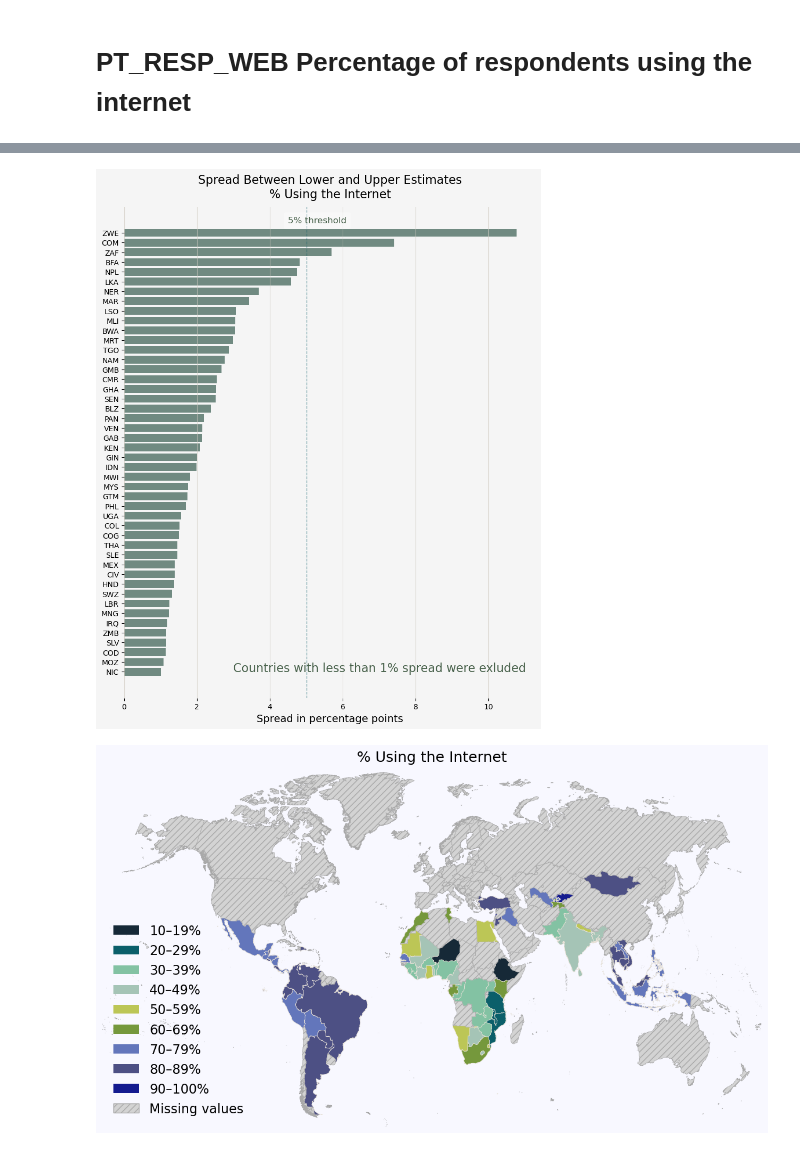
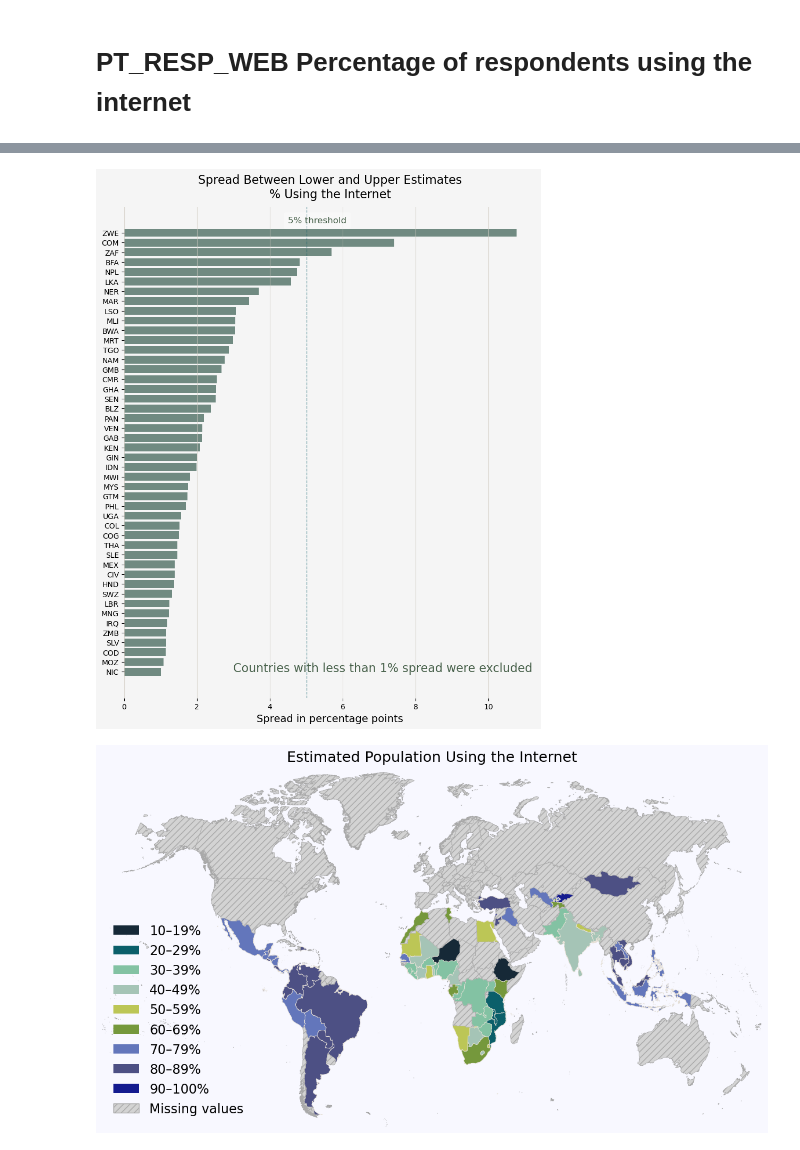
Before and after one commit to reebme/curated-data-sqlite, a Jupyter notebook: notebooks/04_findex_unit_measure.ipynb, the cells around one changed output, grey strips where cells are left out. Cells and saved outputs as stored; diff of their text form; code cells hidden in the pictures.

```diff
--- a/notebooks/04_findex_unit_measure.ipynb
+++ b/notebooks/04_findex_unit_measure.ipynb
@@ -456,7 +457,7 @@ internet_data.sort_values(by = 'spread', inplace = True)
 # %%
 dashed_5p_annotation = "5% threshold"
 expl_annotation = (
-    "Countries with less than 1% spread were exluded"
+    "Countries with less than 1% spread were excluded"
 )
 
 plot_data = internet_data[internet_data['spread'] > 0.01]
@@ -491,18 +492,18 @@ utils.pretty_hbar(plot_data.index, plot_data['spread'] * 100,
         save_file = pic_folder + 'internet_use_spreads.png'
 )
 # %% [output]
-[figure, old version]
+[figure, new version]
 # %%
 plot_data = internet_data.reset_index()
 plot_data = plot_data[['country_id', 'zero_spread_der']].copy()
 plot_data.dropna(inplace = True)
 plot_data['zero_spread_der'] = plot_data['zero_spread_der'] * 100
 
 plot_buckets_countries(10,
                        plot_data,
                        'zero_spread_der',
                        palette,
-                      title = "% Using the Internet",
+                      title = "Estimated Population Using the Internet",
                       save_file = pic_folder + "internet_use.png")
 # %% [output]
-[figure, old version]
+[figure, new version]
```
Also changed, not shown: parts of 8 cells of this notebook.
